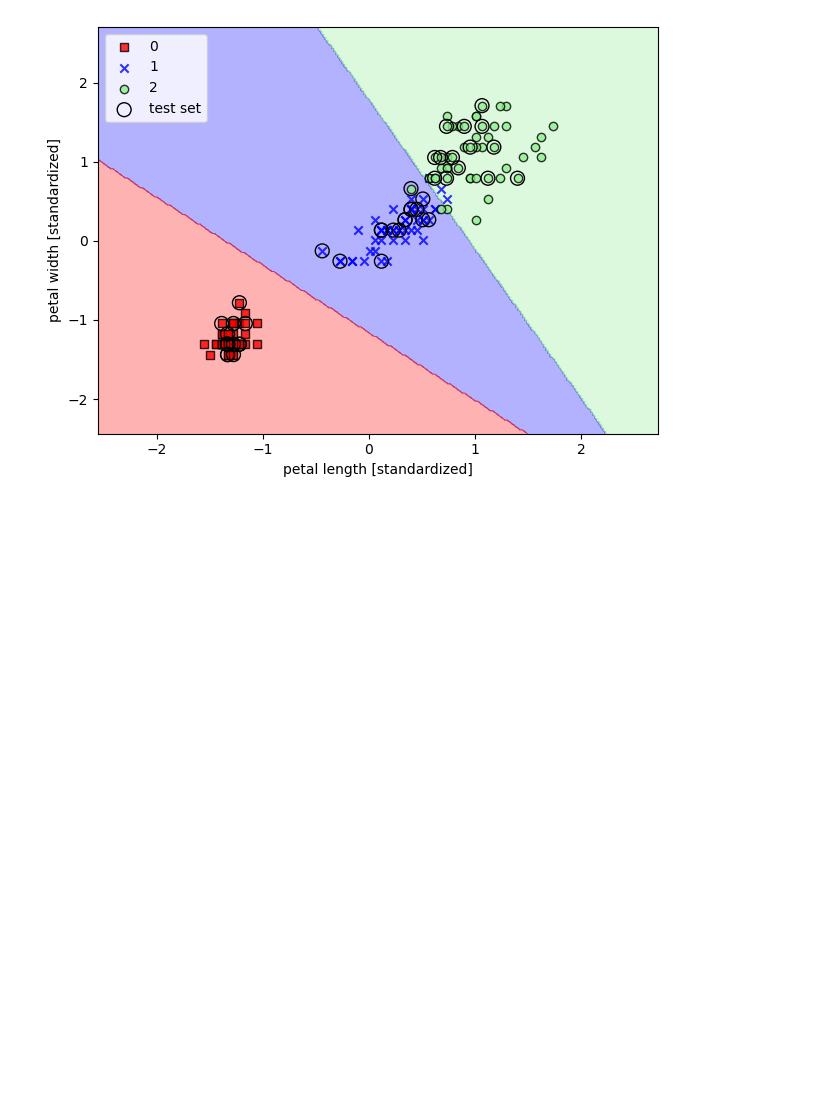
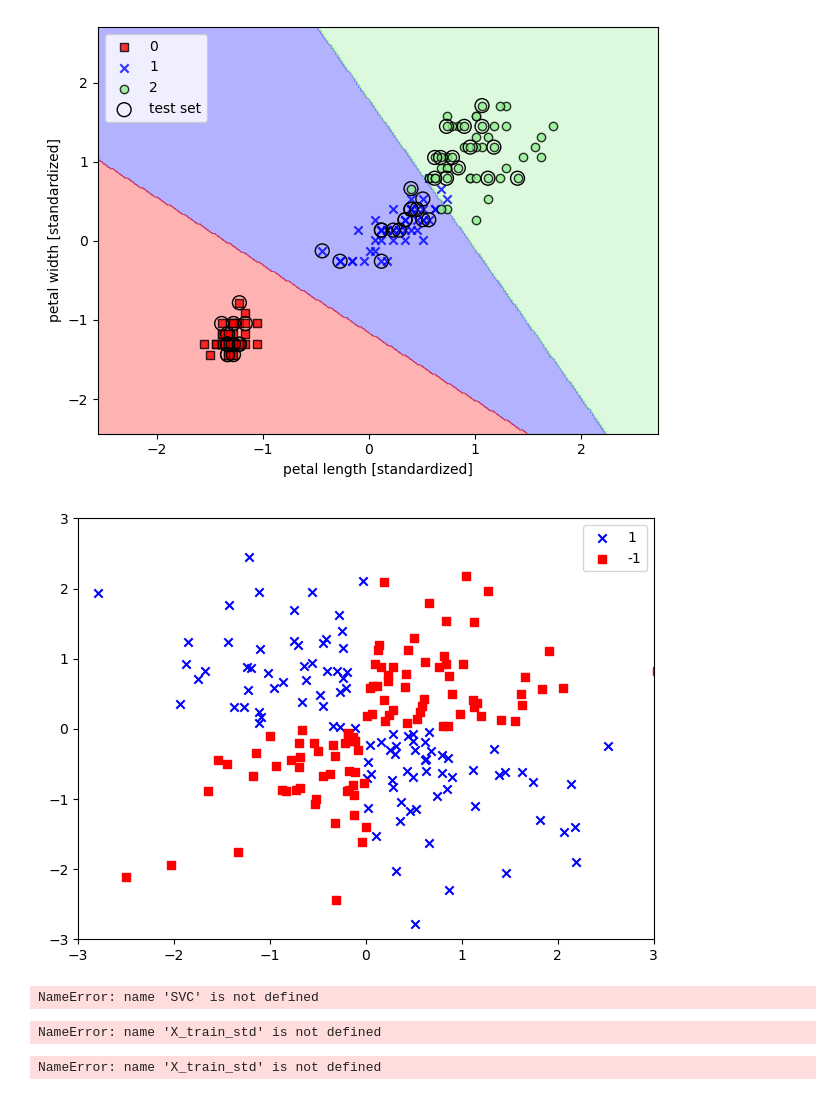
Before and after one commit to sj123r/Machine-Learning, a Jupyter notebook: Machine-Learning/ML_Workflow/2_sklearn_perceptron.ipynb, the cells around one changed output. Saved outputs shown, nothing was run; the diff lists cells and outputs as text; code cells hidden in the pictures; blank space fills up the shorter version.

Commit message:
Training data with SVC with multiple kernel

```diff
--- a/Machine-Learning/ML_Workflow/2_sklearn_perceptron.ipynb
+++ b/Machine-Learning/ML_Workflow/2_sklearn_perceptron.ipynb
@@ -231,0 +238,66 @@ plt.show()
+# %%
+import matplotlib.pyplot as plt
+import numpy as np
+
+np.random.seed(1)
+X_xor = np.random.randn(200, 2)
+y_xor = np.logical_xor(X_xor[:, 0] > 0,
+                       X_xor[:, 1] > 0)
+y_xor = np.where(y_xor, 1, -1)
+
+plt.scatter(X_xor[y_xor == 1, 0],
+            X_xor[y_xor == 1, 1],
+            c='b', marker='x',
+            label='1')
+plt.scatter(X_xor[y_xor == -1, 0],
+            X_xor[y_xor == -1, 1],
+            c='r',
+            marker='s',
+            label='-1')
+
+plt.xlim([-3, 3])
+plt.ylim([-3, 3])
+plt.legend(loc='best')
+plt.tight_layout()
+plt.show()
+# %% [output]
+[figure, added]
+# %%
+svm = SVC(kernel='rbf', random_state=1, gamma=0.10, C=10.0)
+svm.fit(X_xor, y_xor)
+plot_decision_regions(X_xor, y_xor,
+                      classifier=svm)
+
+plt.legend(loc='upper left')
+plt.tight_layout()
+plt.show()
+# %% [output]
+NameError: name 'SVC' is not defined
+# %%
+from sklearn.svm import SVC
+
+svm = SVC(kernel='rbf', random_state=1, gamma=0.2, C=1.0)
+svm.fit(X_train_std, y_train)
+
+plot_decision_regions(X_combined_std, y_combined,
+                      classifier=svm, test_idx=range(105, 150))
+plt.xlabel('petal length [standardized]')
+plt.ylabel('petal width [standardized]')
+plt.legend(loc='upper left')
+plt.tight_layout()
+plt.show()
+# %% [output]
+NameError: name 'X_train_std' is not defined
+# %%
+svm = SVC(kernel='rbf', random_state=1, gamma=100.0, C=1.0)
+svm.fit(X_train_std, y_train)
+
+plot_decision_regions(X_combined_std, y_combined,
+                      classifier=svm, test_idx=range(105, 150))
+plt.xlabel('petal length [standardized]')
+plt.ylabel('petal width [standardized]')
+plt.legend(loc='upper left')
+plt.tight_layout()
+plt.show()
+# %% [output]
+NameError: name 'X_train_std' is not defined
```
Also changed, not shown: parts of 1 cell of this notebook.
